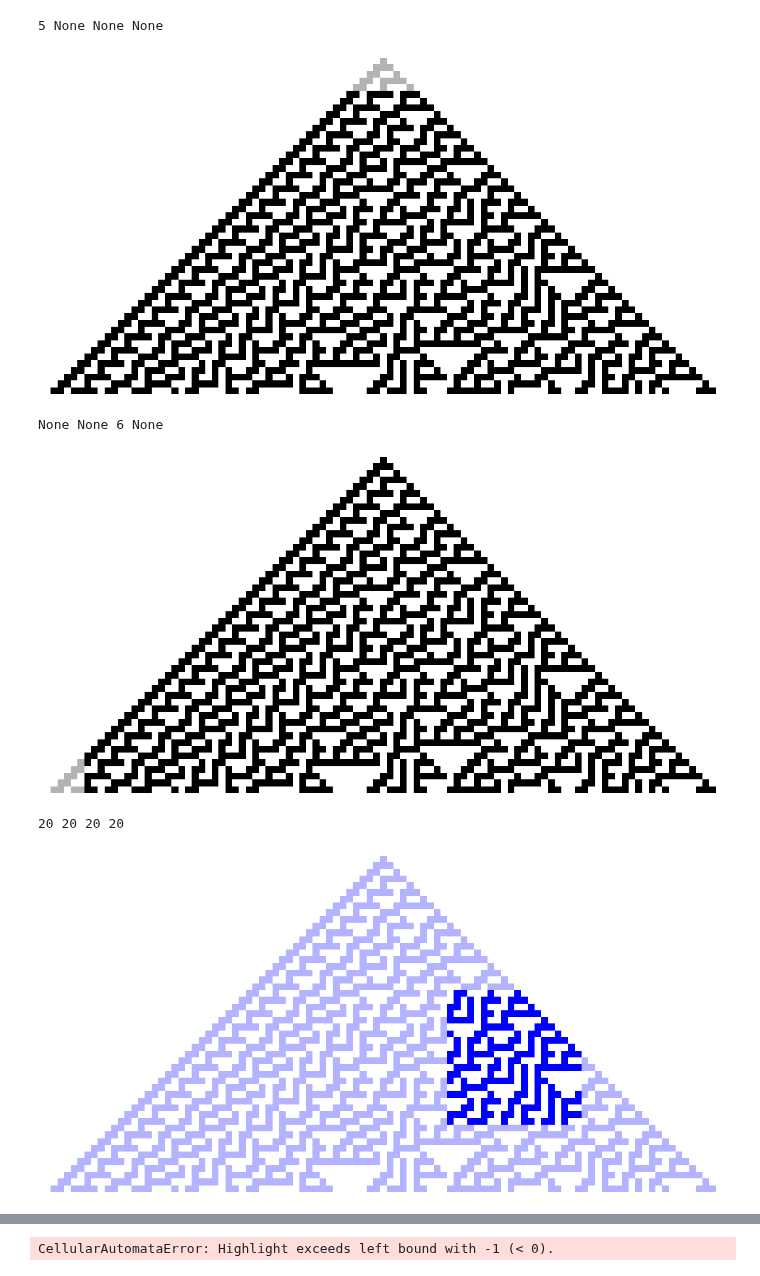
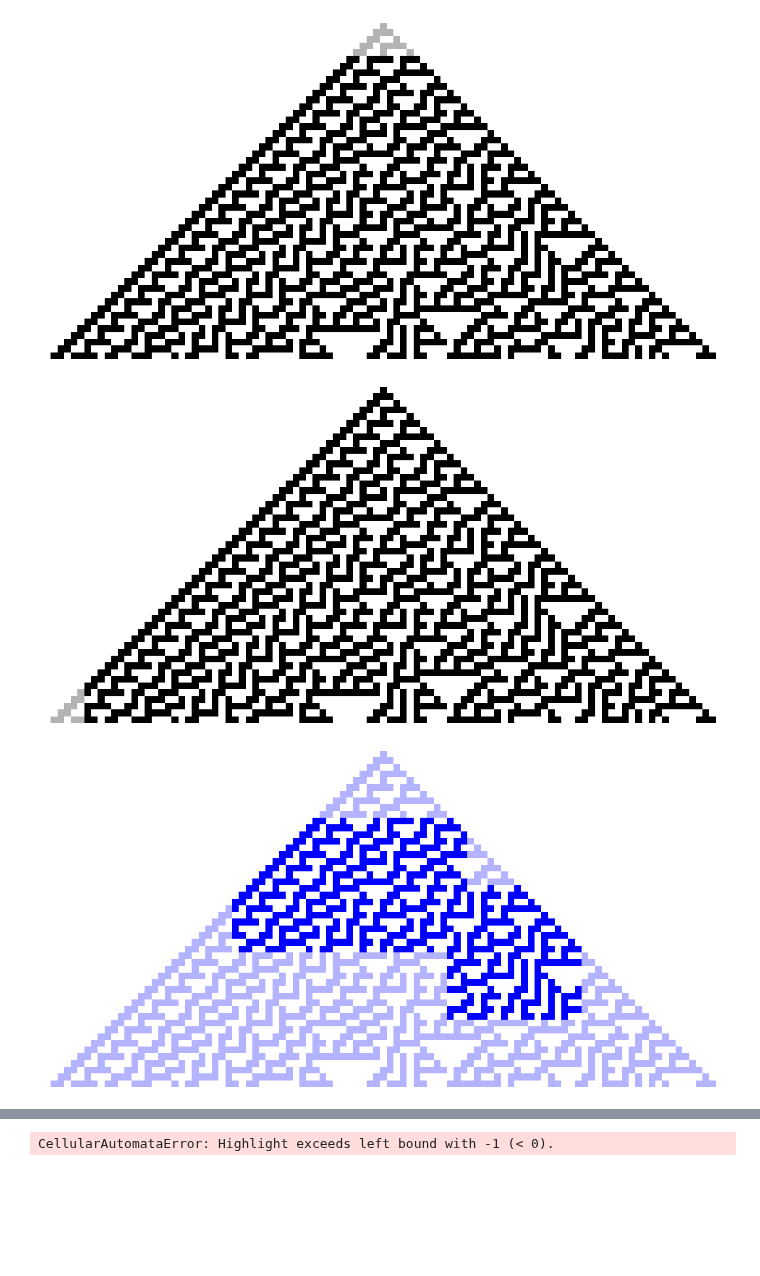
Before and after one commit to orome/automata-py, a Jupyter notebook: demo.ipynb, the cells around one changed output, grey strips where cells are left out. Drawn from its saved outputs; the diff is of its cells as text; code cells hidden in the pictures; blank space fills up the shorter version.

Commit message:
Use a class for highlight bounds and support multiple highlights

```diff
--- a/demo.ipynb
+++ b/demo.ipynb
@@ -10,18 +10,17 @@ from automata import *
 # %%
-CellularAutomata(30, [0], frame_steps=50).display(highlight_start_step=5)
+CellularAutomata(30, [0], frame_steps=50).display(highlights=[HighlightBounds(5)])
 # %% [output]
-5 None None None
 [figure]
 # %%
-CellularAutomata(30, [0], frame_steps=50).display(highlight_offset=6)
+CellularAutomata(30, [0], frame_steps=50).display(highlights=[HighlightBounds(offset=6)])
 # %% [output]
-None None 6 None
 [figure]
 # %%
-CellularAutomata(30, [0], frame_steps=50).display(highlight_width=20, highlight_steps=20, highlight_start_step=20, highlight_offset=20, cell_colors=['white','blue'])
+CellularAutomata(30, [0], frame_steps=50).display(
+    highlights=[HighlightBounds(width=20, steps=20, start_step=20, offset=20),HighlightBounds(width=35, steps=20, start_step=10, offset=-5)],
+    cell_colors=['white','blue'])
 # %% [output]
-20 20 20 20
-[figure, old version]
+[figure, new version]
 # %%
 # CellularAutomata(30, [0], frame_steps=1000, frame_width=500).display()
 # %%
```
Also changed, not shown: parts of 11 cells of this notebook, 1 other file.
